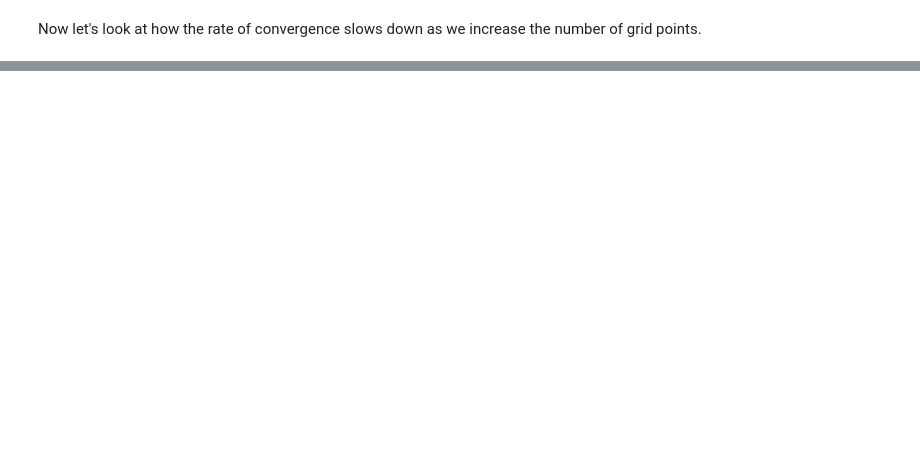
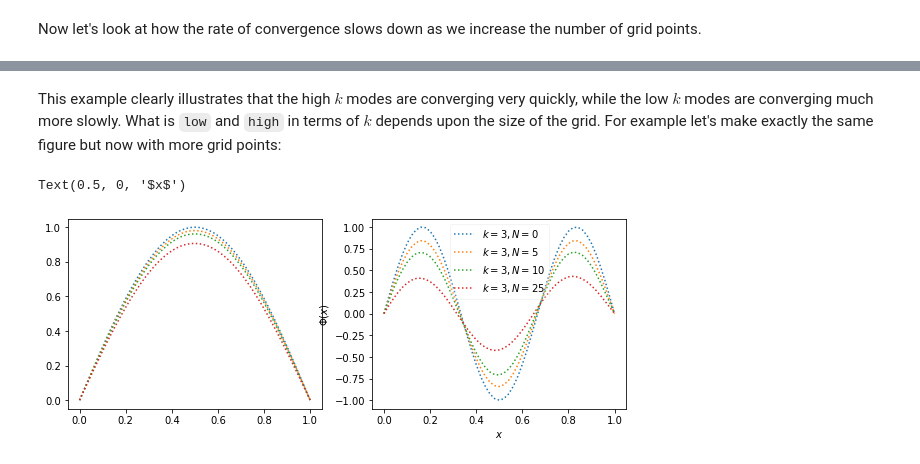
Before and after one commit to LBJ-Wade/Notebooks_cosmology, a Jupyter notebook: physics209/Relaxation.ipynb, the cells around one changed output, grey strips where cells are left out. Saved outputs shown, nothing was run; the diff lists cells and outputs as text; code cells hidden in the pictures; blank space fills up the shorter version.

```diff
--- a/physics209/Relaxation.ipynb
+++ b/physics209/Relaxation.ipynb
@@ -78,0 +144,16 @@ ax[1].set_xlabel(r'$x$')
+# %% [markdown]
+This example clearly illustrates that the high $k$ modes are converging very quickly, while the low $k$ modes are converging much more slowly.  What is `low` and `high` in terms of $k$ depends upon the size of the grid.  For example let's make exactly the same figure but now with more grid points:
+# %%
+n=50
+fig,ax = plt.subplots(1,2,figsize=(10,3.5))
+xx = np.linspace(0.,1.,n+1,endpoint=True)
+for Niter in [0,5,10,25]:
+    for i,k in enumerate([1,3]):
+        phi = solve(k=k,n=n,Niter=Niter)
+        ax[i].plot(xx,phi,':',label="$k={:2d}, N={:3d}$".format(k,Niter))
+ax[i].legend(framealpha=0.2)
+ax[i].set_ylabel(r'$\Phi(x)$')
+ax[i].set_xlabel(r'$x$')
+# %% [output]
+Text(0.5, 0, '$x$')
+[figure, added]
```
Also changed, not shown: parts of 14 cells of this notebook.
